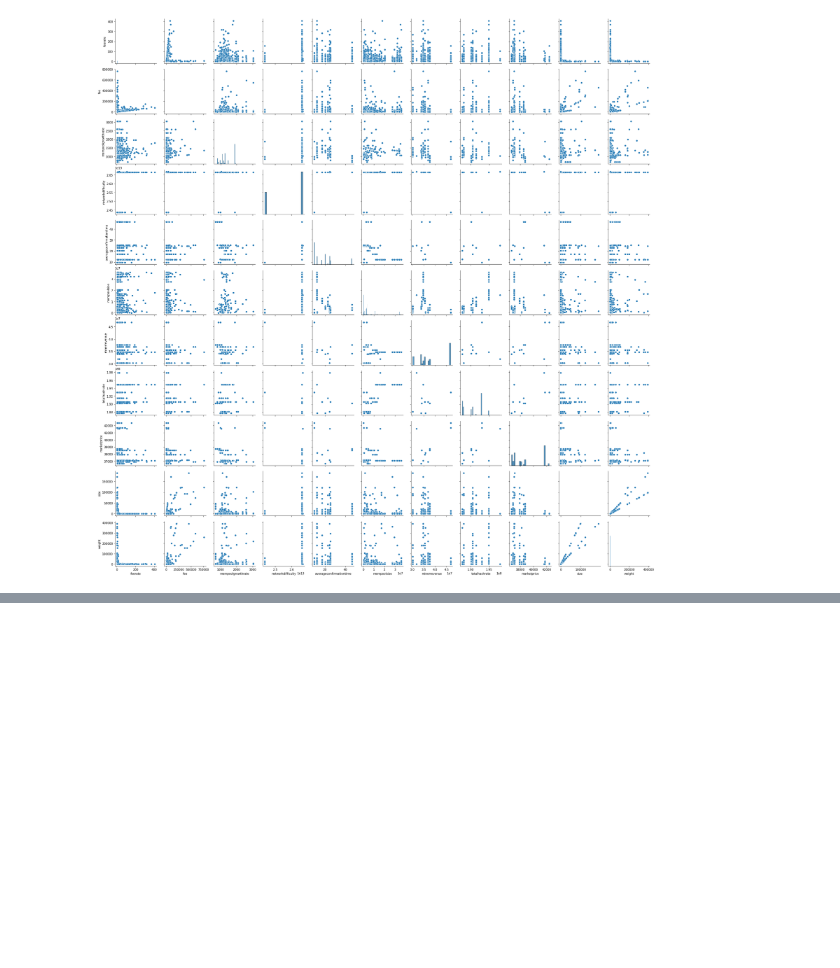
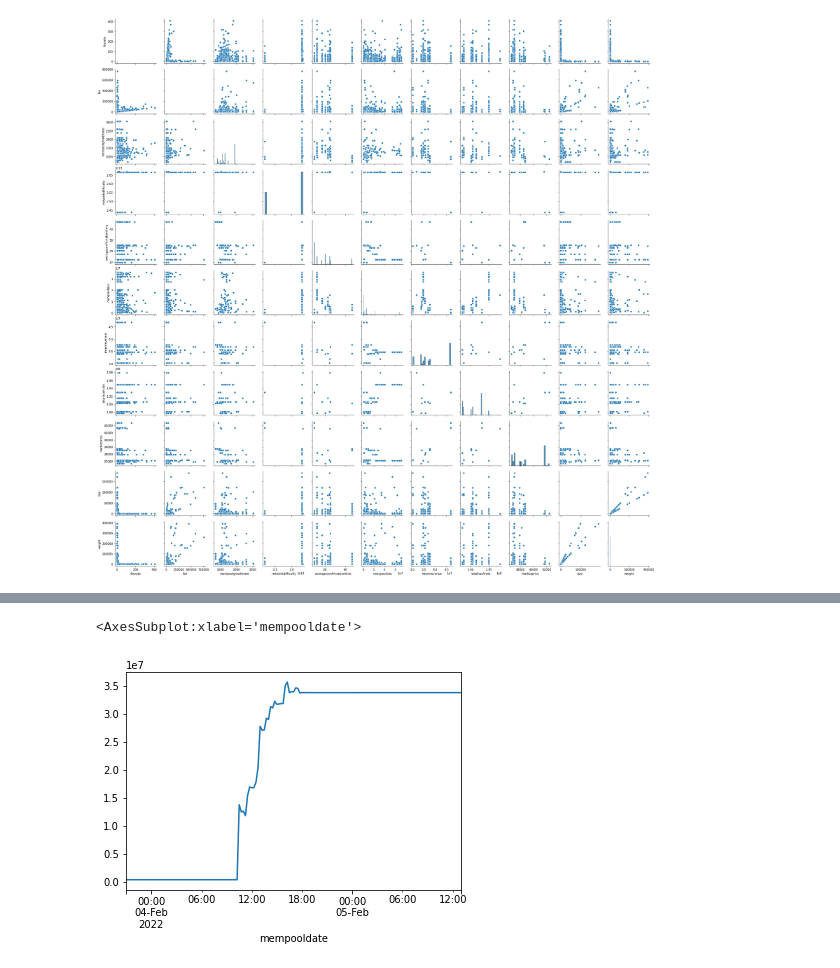
Before and after one commit to 0xBEEFCAF3/FULL, a Jupyter notebook: notebooks/quick_datavis.ipynb, the cells around one changed output, grey strips where cells are left out. Saved outputs shown, nothing was run; the diff lists cells and outputs as text; code cells hidden in the pictures; blank space fills up the shorter version.

```diff
--- a/notebooks/quick_datavis.ipynb
+++ b/notebooks/quick_datavis.ipynb
@@ -100,0 +189,5 @@ sns.pairplot(df)
+# %%
+my_model.predict(X_test).plot(use_index = True)
+# %% [output]
+<AxesSubplot:xlabel='mempooldate'>
+[figure, added]
```
Also changed, not shown: parts of 17 cells of this notebook, 1 other file.
